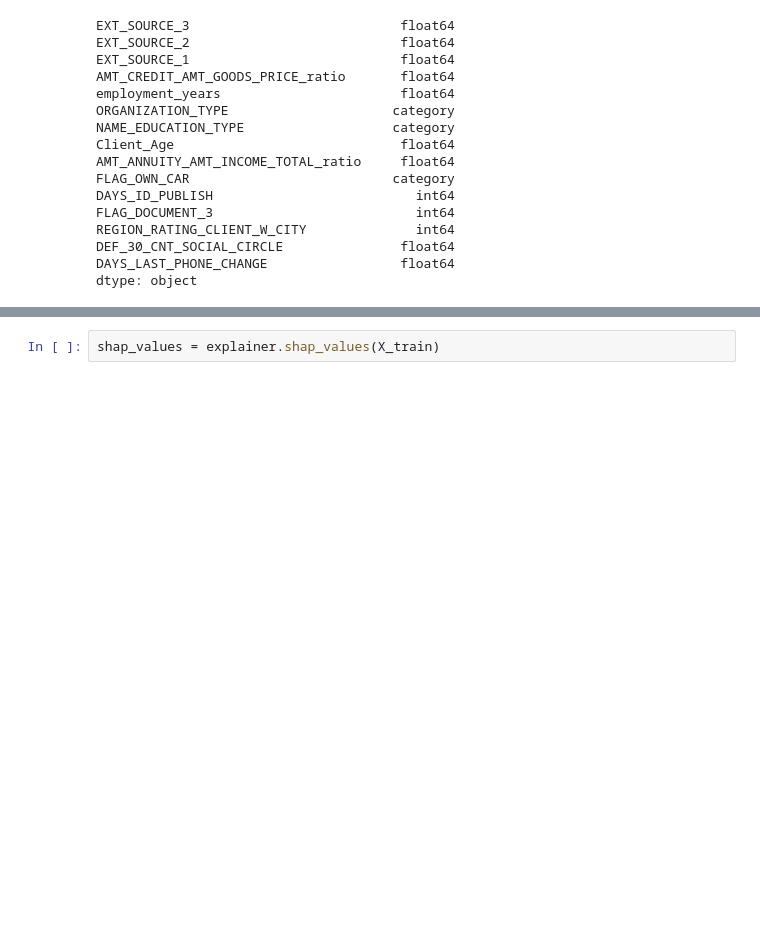
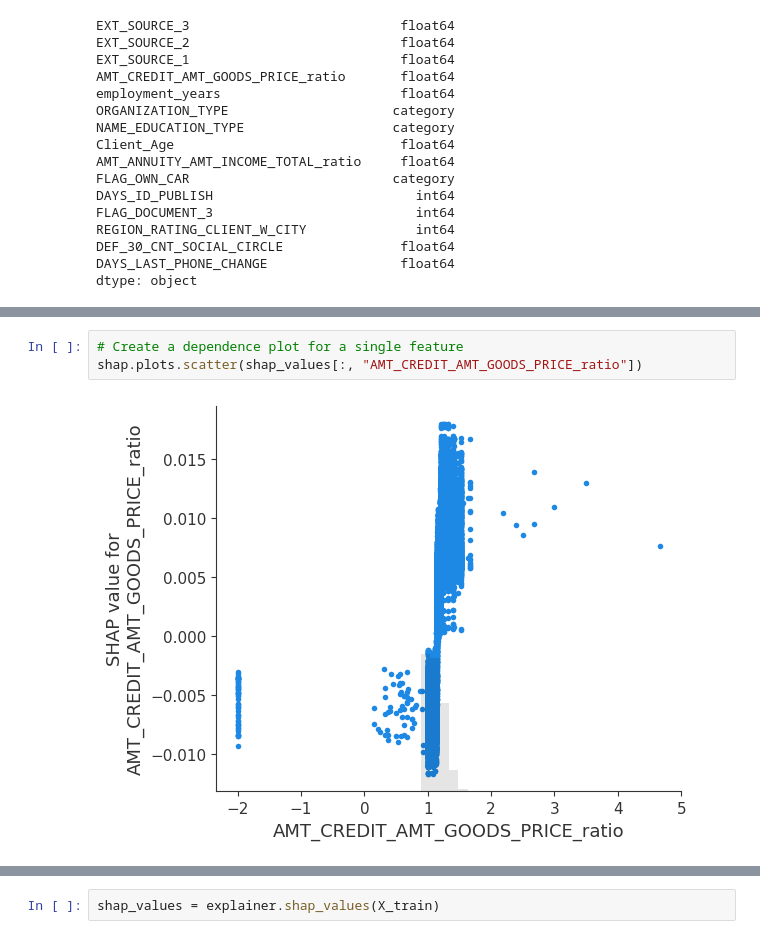
Before and after one commit to SandipKhaire/home_credit_default_risk, a Jupyter notebook: notebooks/3.application_feature_model.ipynb, the cells around one changed output, grey strips where cells are left out. Cells and saved outputs as stored; diff of their text form; blank space fills up the shorter version.

```diff
--- a/notebooks/3.application_feature_model.ipynb
+++ b/notebooks/3.application_feature_model.ipynb
@@ -136,0 +396,5 @@ selected_features
+# %%
+# Create a dependence plot for a single feature
+shap.plots.scatter(shap_values[:, "AMT_CREDIT_AMT_GOODS_PRICE_ratio"])
+# %% [output]
+[figure, added]
```
Also changed, not shown: parts of 49 cells of this notebook, 12 other files.
